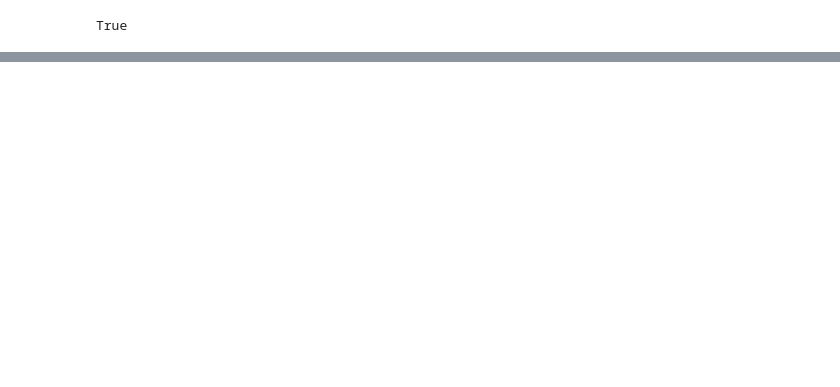
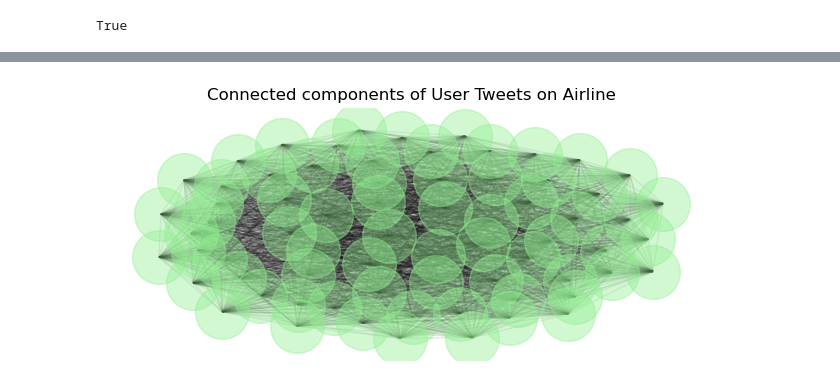
Before and after one commit to eddiexunyc/web_analytics_work, a Jupyter notebook: Final Project/Final__Project_Data_620_Project_3.ipynb, the cells around one changed output, grey strips where cells are left out. Drawn from its saved outputs; the diff is of its cells as text; code cells hidden in the pictures; blank space fills up the shorter version.

Commit message:
updated final project

```diff
--- a/Final Project/Final__Project_Data_620_Project_3.ipynb
+++ b/Final Project/Final__Project_Data_620_Project_3.ipynb
@@ -514,0 +519,10 @@ plt.show()
+# %%
+airline_graph = bipartite.projected_graph(airline_bipart, user_list, multigraph=True)
+
+pos=nx.spring_layout(airline_graph)
+
+plt.figure(figsize=(16, 12))
+nx.draw(airline_graph, pos=pos, node_size=100, with_labels = True, node_color='lightgreen', alpha=0.4)
+nx.draw_networkx_edges(airline_graph, pos=pos, alpha=0.1)
+
+plt.show()
@@ -514,0 +531,21 @@ plt.show()
+# %%
+# Ranking of nodes regarding the number of degrees
+degree_sequence = sorted([d for n, d in airline_graph.degree()], reverse=True)
+
+# Extract connected nodes to visualize
+Gcc = airline_graph.subgraph(sorted(nx.connected_components(airline_graph), key=len, reverse=True)[0])
+
+# Visualization
+fig = plt.figure("Degree of the avenger graph")
+axgrid = fig.add_gridspec(5, 4)
+ax0 = fig.add_subplot(axgrid[0:3, :])
+pos = nx.spring_layout(Gcc, seed=42)
+nx.draw_networkx_nodes(Gcc, pos, ax=ax0, node_size=1500, alpha=0.4, node_color='lightgreen')
+nx.draw_networkx_edges(Gcc, pos, ax=ax0, alpha=0.1)
+ax0.set_title("Connected components of User Tweets on Airline")
+ax0.set_axis_off()
+
+fig.tight_layout()
+plt.show()
+# %% [output]
+[figure, added]
```
Also changed, not shown: parts of 18 cells of this notebook.
